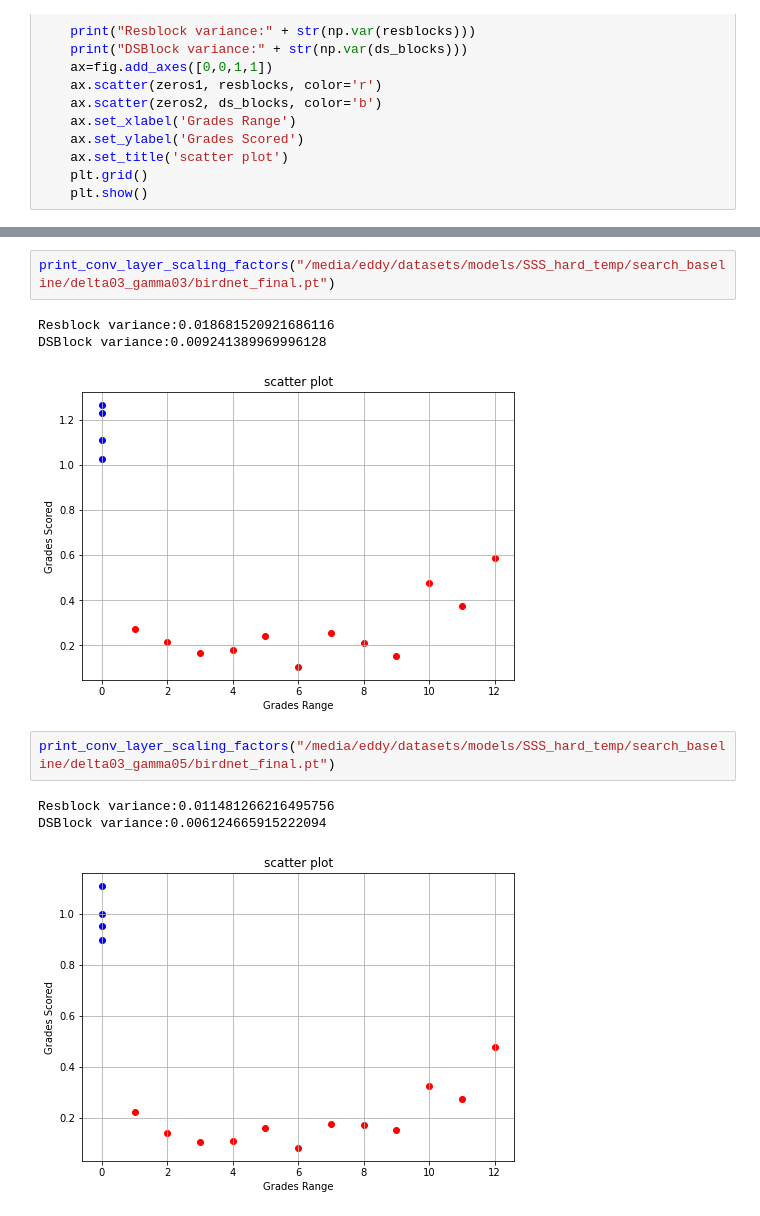
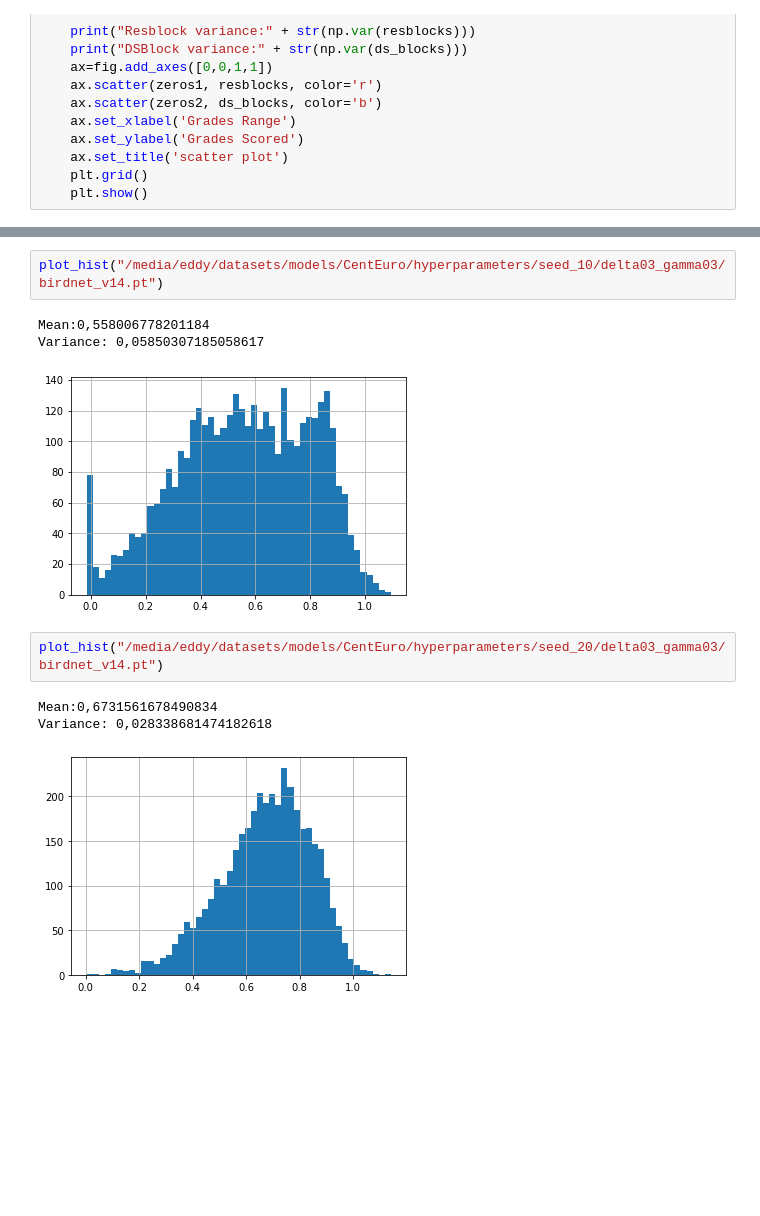
Before and after one commit to 1337Eddy/PruningBirdNet, a Jupyter notebook: visualizations.ipynb, the cells around one changed output, grey strips where cells are left out. Saved outputs shown, nothing was run; the diff lists cells and outputs as text; blank space fills up the shorter version.

```diff
--- a/visualizations.ipynb
+++ b/visualizations.ipynb
@@ -593,13 +615,13 @@ def print_conv_layer_scaling_factors(name):
 # %%
-print_conv_layer_scaling_factors("/media/eddy/datasets/models/SSS_hard_temp/search_baseline/delta03_gamma03/birdnet_final.pt")
+plot_hist("/media/eddy/datasets/models/CentEuro/hyperparameters/seed_10/delta03_gamma03/birdnet_v14.pt")
 # %% [output]
-Resblock variance:0.018681520921686116
-DSBlock variance:0.009241389969996128
+Mean:0,558006778201184
+Variance: 0,05850307185058617
-[figure, old version]
+[figure, new version]
 # %%
-print_conv_layer_scaling_factors("/media/eddy/datasets/models/SSS_hard_temp/search_baseline/delta03_gamma05/birdnet_final.pt")
+plot_hist("/media/eddy/datasets/models/CentEuro/hyperparameters/seed_20/delta03_gamma03/birdnet_v14.pt")
 # %% [output]
-Resblock variance:0.011481266216495756
-DSBlock variance:0.006124665915222094
+Mean:0,6731561678490834
+Variance: 0,028338681474182618
-[figure, old version]
+[figure, new version]
 # %%
```
Also changed, not shown: parts of 60 cells of this notebook, 8 other files.
